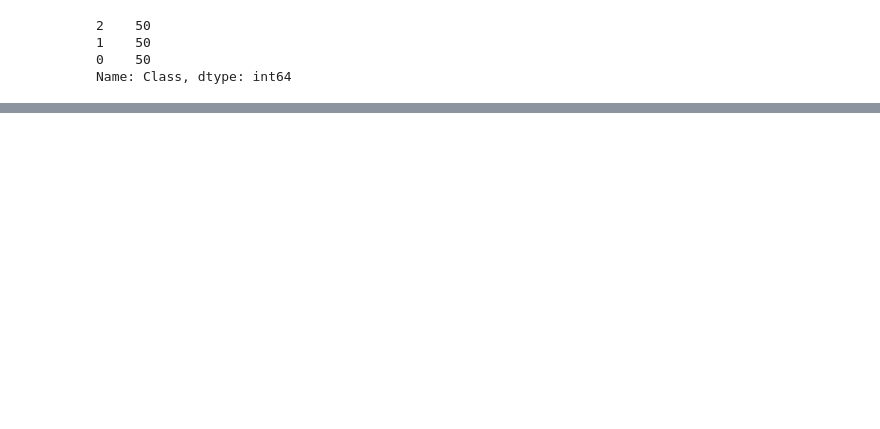
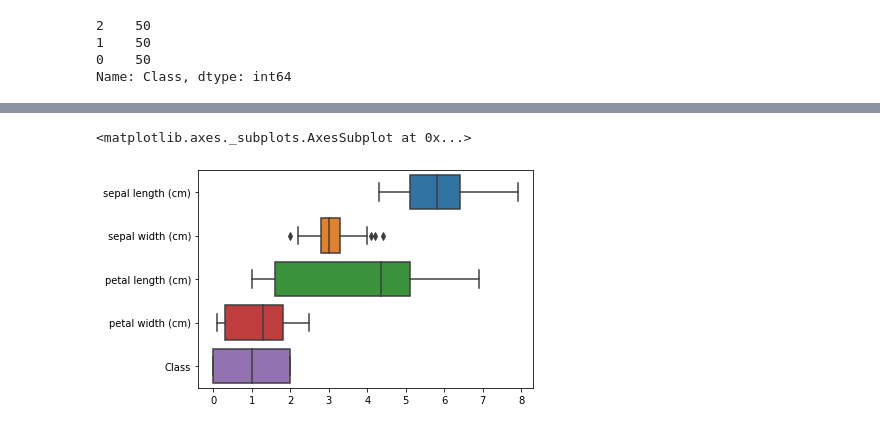
Before and after one commit to sandipanpaul21/Machine-Learning-in-Python-Code, a Jupyter notebook: 02_Univariate_Analysis.ipynb, the cells around one changed output, grey strips where cells are left out. Saved outputs shown, nothing was run; the diff lists cells and outputs as text; code cells hidden in the pictures; blank space fills up the shorter version.

```diff
--- a/02_Univariate_Analysis.ipynb
+++ b/02_Univariate_Analysis.ipynb
@@ -197,0 +274,7 @@ Name: Class, dtype: int64
+# %%
+# As we can observe on X axis, names are not clear
+# So change the axis
+sns.boxplot(data = iris_pd, orient = 'h')
+# %% [output]
+<matplotlib.axes._subplots.AxesSubplot at 0x...>
+[figure, added]
```
Also changed, not shown: parts of 27 cells of this notebook.
